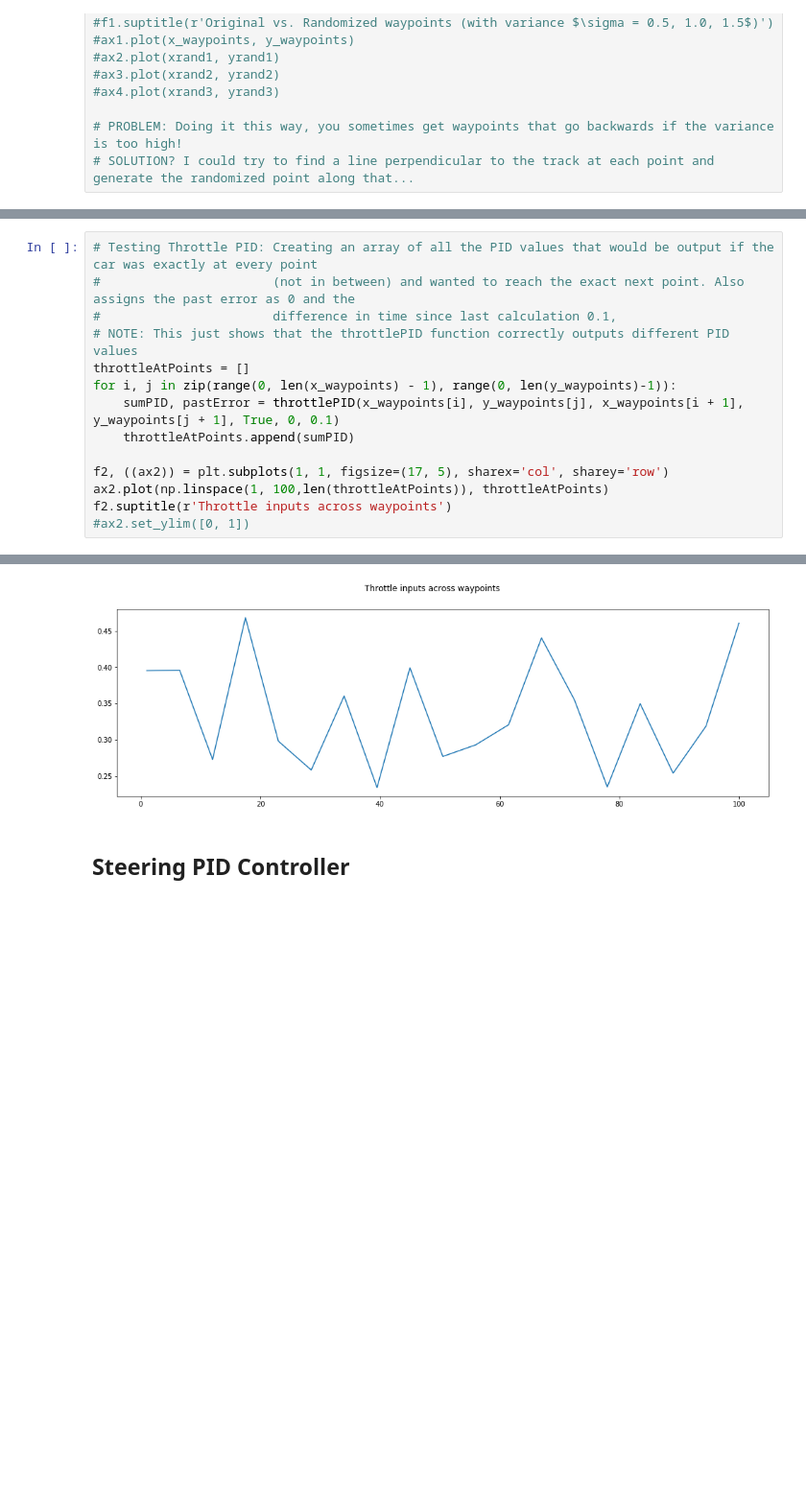
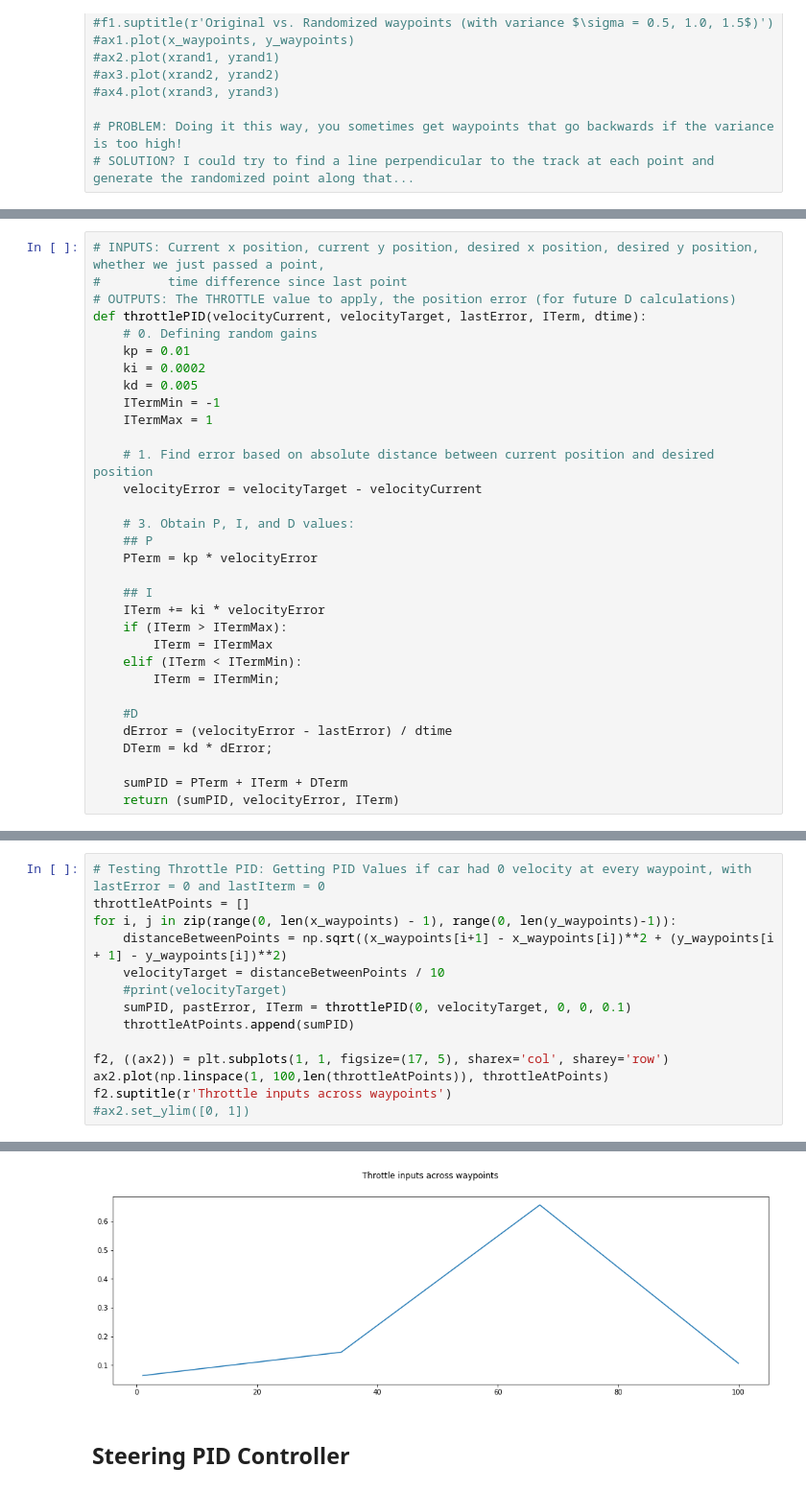
Before and after one commit to ZJUTongYang/AutoRally-Path-Optimization, a Jupyter notebook: PID Random Paths.ipynb, the cells around one changed output, grey strips where cells are left out. Shown at 96% size. Cells and saved outputs as stored; diff of their text form; blank space fills up the shorter version.

```diff
--- a/PID Random Paths.ipynb
+++ b/PID Random Paths.ipynb
@@ -80,2 +120,34 @@ ax1.set_ylim([-5, 5])
 __Note:__ May need to implement smoothing depending on how well this runs
+# %%
+# INPUTS: Current x position, current y position, desired x position, desired y position, whether we just passed a point,
+#         time difference since last point
+# OUTPUTS: The THROTTLE value to apply, the position error (for future D calculations)
+def throttlePID(velocityCurrent, velocityTarget, lastError, ITerm, dtime):
+    # 0. Defining random gains
+    kp = 0.01
+    ki = 0.0002
+    kd = 0.005
+    ITermMin = -1
+    ITermMax = 1
+
+    # 1. Find error based on absolute distance between current position and desired position
+    velocityError = velocityTarget - velocityCurrent
+
+    # 3. Obtain P, I, and D values:
+    ## P
+    PTerm = kp * velocityError
+
+    ## I
+    ITerm += ki * velocityError
+    if (ITerm > ITermMax):
+        ITerm = ITermMax
+    elif (ITerm < ITermMin):
+        ITerm = ITermMin;
+
+    #D
+    dError = (velocityError - lastError) / dtime
+    DTerm = kd * dError;
+
+    sumPID = PTerm + ITerm + DTerm
+    return (sumPID, velocityError, ITerm)
 # %%
@@ -123,19 +158,19 @@ def throttlePID(velocityTarget, xdesired, ydesired, changingPoint, lastError, IT
 # %%
-# Testing Throttle PID: Creating an array of all the PID values that would be output if the car was exactly at every point
-#                       (not in between) and wanted to reach the exact next point. Also assigns the past error as 0 and the
-#                       difference in time since last calculation 0.1,
-# NOTE: This just shows that the throttlePID function correctly outputs different PID values
+# Testing Throttle PID: Getting PID Values if car had 0 velocity at every waypoint, with lastError = 0 and lastIterm = 0
 throttleAtPoints = []
 for i, j in zip(range(0, len(x_waypoints) - 1), range(0, len(y_waypoints)-1)):
-    sumPID, pastError = throttlePID(x_waypoints[i], y_waypoints[j], x_waypoints[i + 1], y_waypoints[j + 1], True, 0, 0.1)
+    distanceBetweenPoints = np.sqrt((x_waypoints[i+1] - x_waypoints[i])**2 + (y_waypoints[i + 1] - y_waypoints[i])**2)
+    velocityTarget = distanceBetweenPoints / 10
+    #print(velocityTarget)
+    sumPID, pastError, ITerm = throttlePID(0, velocityTarget, 0, 0, 0.1)
     throttleAtPoints.append(sumPID)
 
 f2, ((ax2)) = plt.subplots(1, 1, figsize=(17, 5), sharex='col', sharey='row')
 ax2.plot(np.linspace(1, 100,len(throttleAtPoints)), throttleAtPoints)
 f2.suptitle(r'Throttle inputs across waypoints')
 #ax2.set_ylim([0, 1])
 # %% [output]
 Text(0.5,0.98,'Throttle inputs across waypoints')
-[figure, old version]
+[figure, new version]
 # %% [markdown]
 ## Steering PID Controller
```
Also changed, not shown: parts of 16 cells of this notebook, 2 other files.
